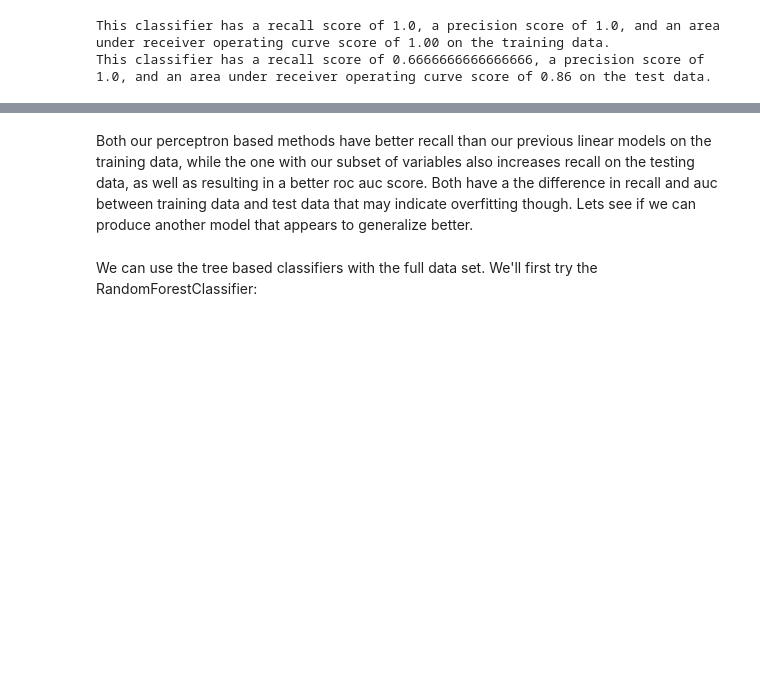
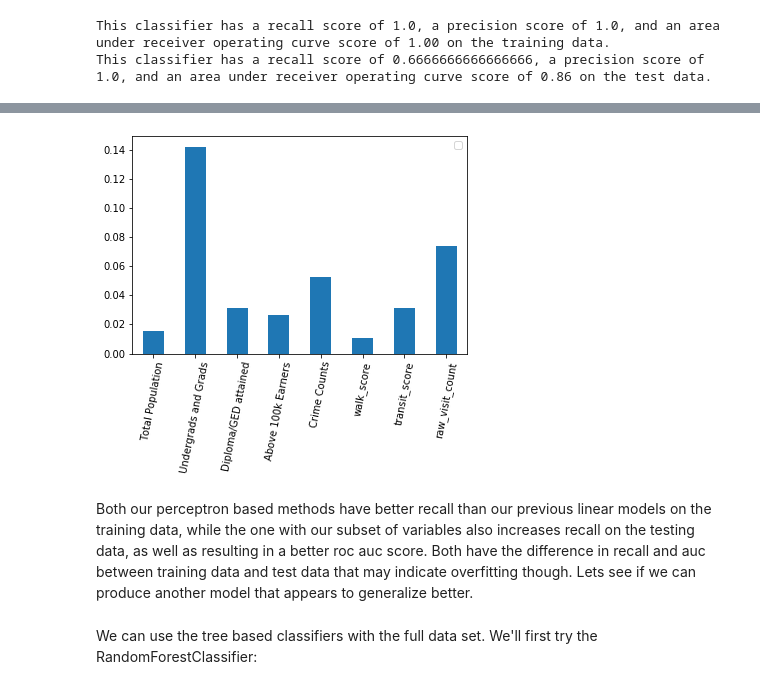
Before and after one commit to jon-e-pizza/Springboard, a Jupyter notebook: CapstoneFastFoodEstablishments/learning/machine-learning.ipynb, the cells around one changed output, grey strips where cells are left out. Drawn from its saved outputs; the diff is of its cells as text; code cells hidden in the pictures; blank space fills up the shorter version.

```diff
--- a/CapstoneFastFoodEstablishments/learning/machine-learning.ipynb
+++ b/CapstoneFastFoodEstablishments/learning/machine-learning.ipynb
@@ -582,5 +583,18 @@ This classifier has a recall score of 0.6666666666666666, a precision score of 1
+# %%
+df = pd.DataFrame({'Variable': ['Total Population', 'Undergrads and Grads', 'Diploma/GED attained',
+       'Above 100k Earners', 'Crime Counts', 'walk_score', 'transit_score',
+       'raw_visit_count'],b
+        'Coefficient': [0.0158, 0.1421, 0.0316, 0.0263, 0.0526, 0.0105, 0.0316, 0.0737]})
+# %%
+_ = df.plot.bar('Variable', 'Coefficient')
+plt.legend('')
+plt.xlabel('')
+plt.xticks(rotation=79)
+plt.show()
+# %% [output]
+[figure, added]
 # %% [markdown]
-Both our perceptron based methods have better recall than our previous linear models on the training data, while the one with our subset of variables also increases recall on the testing data, as well as resulting in a better roc auc score. Both have a the difference in recall and auc between training data and test data that may indicate overfitting though. Lets see if we can produce another model that appears to generalize better.
+Both our perceptron based methods have better recall than our previous linear models on the training data, while the one with our subset of variables also increases recall on the testing data, as well as resulting in a better roc auc score. Both have the difference in recall and auc between training data and test data that may indicate overfitting though. Lets see if we can produce another model that appears to generalize better.
 # %% [markdown]
 We can use the tree based classifiers with the full data set. We'll first try the RandomForestClassifier:
 # %%
```
Also changed, not shown: parts of 7 cells of this notebook, 1 other file.
